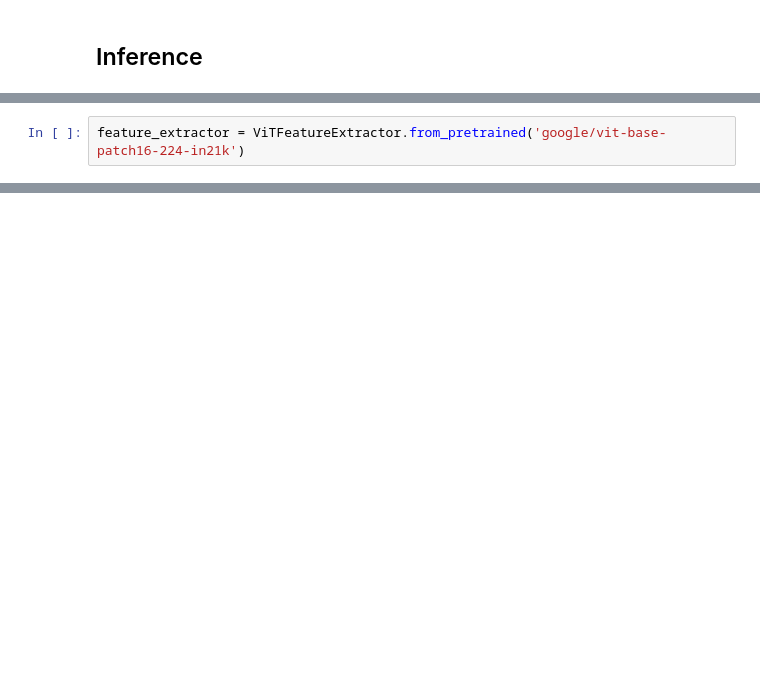
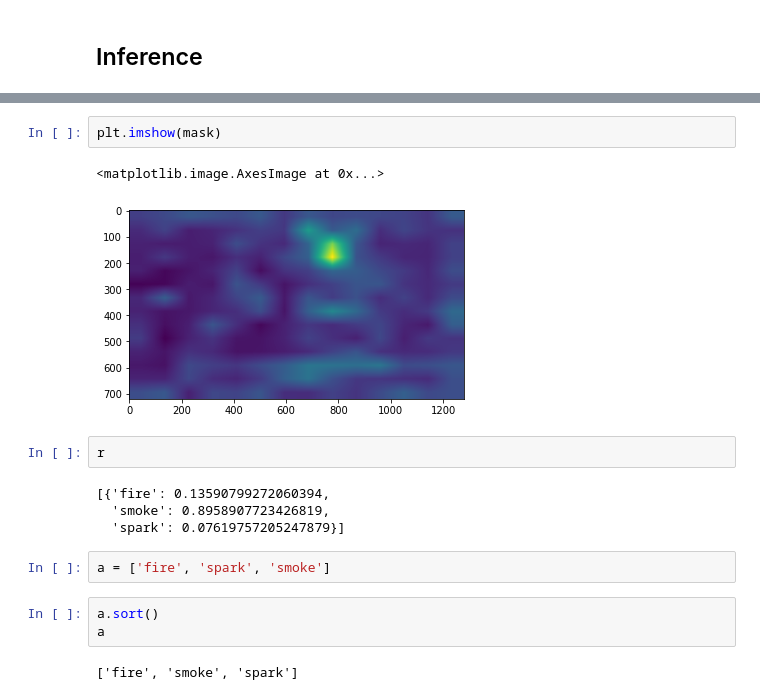
Before and after one commit to gpu-poor/ViT_clf, a Jupyter notebook: vit-lightning.ipynb, the cells around one changed output, grey strips where cells are left out. Saved outputs shown, nothing was run; the diff lists cells and outputs as text; blank space fills up the shorter version.

```diff
--- a/vit-lightning.ipynb
+++ b/vit-lightning.ipynb
@@ -317,2 +395,0 @@ dict_keys(['epoch', 'global_step', 'pytorch-lightning_version', 'state_dict', 'c
-# %%
-feature_extractor = ViTFeatureExtractor.from_pretrained('google/vit-base-patch16-224-in21k')
@@ -344,0 +443,18 @@ vit_back_bone.parameters()
+# %%
+plt.imshow(mask)
+# %% [output]
+<matplotlib.image.AxesImage at 0x...>
+[figure, added]
+# %%
+r
+# %% [output]
+[{'fire': 0.13590799272060394,
+  'smoke': 0.8958907723426819,
+  'spark': 0.07619757205247879}]
+# %%
+a = ['fire', 'spark', 'smoke']
+# %%
+a.sort()
+a
+# %% [output]
+['fire', 'smoke', 'spark']
```
Also changed, not shown: parts of 30 cells of this notebook, 3 other files.
